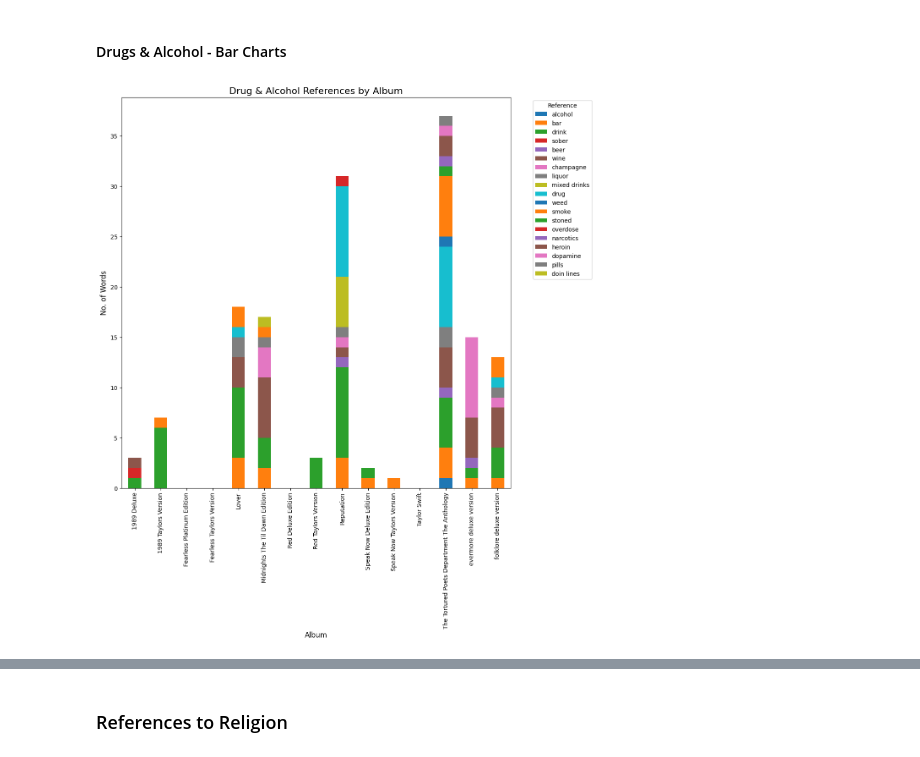
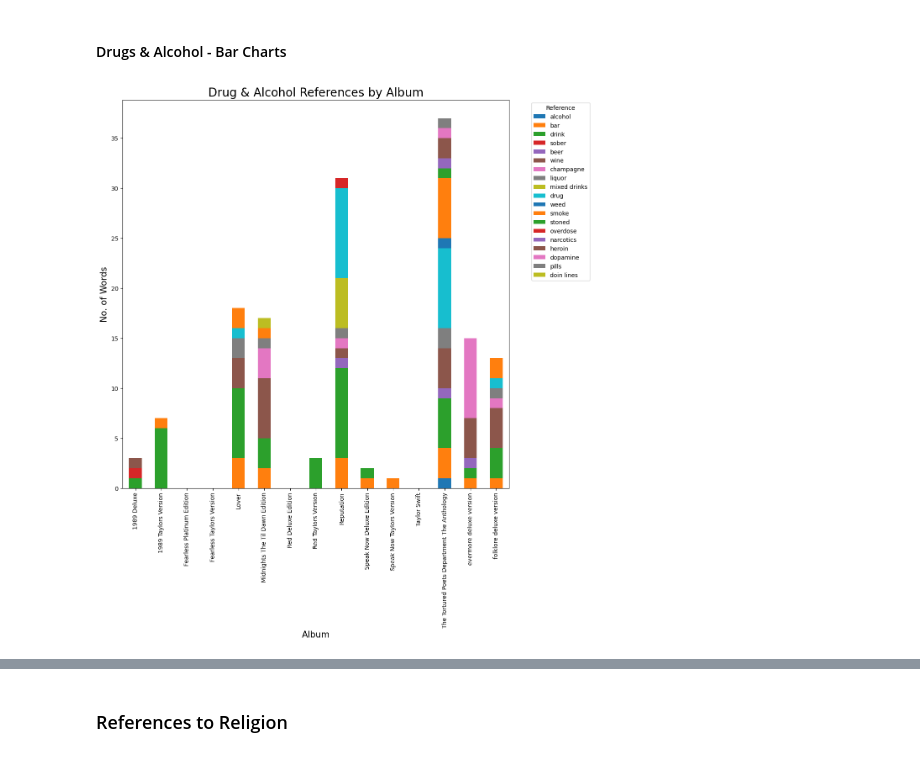
Before and after one commit to jessk816/tswift_lyrics, a Jupyter notebook: p1_lyric_analysis/word_analysis_1.ipynb, the cells around one changed output, grey strips where cells are left out. Cells and saved outputs as stored; diff of their text form; code cells hidden in the pictures.

```diff
--- a/p1_lyric_analysis/word_analysis_1.ipynb
+++ b/p1_lyric_analysis/word_analysis_1.ipynb
@@ -46,7 +44,7 @@ True
 # %% [markdown]
 # Data
 # %%
-df = pd.read_csv('C:/Users/jessi/tswift_lyrics/genius_lyrics_collection/tswift_lyrics.csv')
+df = pd.read_csv('/workspaces/tswift_lyrics/genius_lyrics_collection/tswift_lyrics.csv')
 df.head()
 # %% [output]
 |  | Album | Song Name | Lyrics |
@@ -242,17 +267,17 @@ df_swears = df[['Album', 'Song Name', 'Lyrics']].copy()
 
 # create list of swear words
 swears_list = [' hell ', ' bitch ', ' bitches ', ' bitchin ', ' asshole ', ' shit ', ' shitty ', ' shitstorm ',
-                ' damn ', ' damned ', ' goddamn ', ' fuck ', ' fuckin ', ' fucking ', ' fucked ',
+                ' damn ', ' damned ', ' goddamn ', ' pissed ', ' fuck ', ' fuckin ', ' fucking ', ' fucked ',
                 ' sexy ', ' whore ', ' slut ', ' dickhead ', ' godforsaken ']
 
 # function to count swear words by song
-def find_swear_words(word: str, pattern: str) -> int:
+def find_words(word: str, pattern: str) -> int:
     return len(re.findall(pattern, word.lower()))
 
 # loop through each string in swears_list
 # apply find_swear_words function
 for col in swears_list:
-    df_swears[col] = df_swears['Lyrics'].apply(find_swear_words, pattern=col)
+    df_swears[col] = df_swears['Lyrics'].apply(find_words, pattern=col)
 
 df_swears.tail()
 # %% [output]
@@ -357,13 +366,13 @@ drug_list = [' alcohol ', ' alcoholic ', ' bar ', ' drink ', ' drinkin ', ' drin
             ' overdose ', ' narcotics ', ' heroin ', ' dopamine ', ' pills ', ' doin lines ']
 
 # function to count drug references by song
-def find_drug_words(word: str, pattern: str) -> int:
+def find_words(word: str, pattern: str) -> int:
     return len(re.findall(pattern, word.lower()))
 
 # loop through each string in drug_list
 # apply find_drug_words function
 for col in drug_list:
-    df_drugs[col] = df_drugs['Lyrics'].apply(find_drug_words, pattern=col)
+    df_drugs[col] = df_drugs['Lyrics'].apply(find_words, pattern=col)
 
 df_drugs.head(2)
 # %% [output]
@@ -422,18 +431,14 @@ df_drug_reduced.head(2)
 # %%
 # number of drug references by album color-coded by word
 
 # define data
 plotdata = df_drug_reduced[['alcohol', 'bar', 'drink', 'sober', 'beer', 'wine', 'champagne', 'liquor', 'mixed drinks', 'drug', 'weed',
                             'smoke', 'stoned', 'overdose', 'narcotics', 'heroin', 'dopamine', 'pills', 'doin lines']]
 
-# plot stacked bar chart
-plotdata.plot(kind='bar', stacked=True, figsize=(16, 12))
-plt.legend(bbox_to_anchor=(1.05, 1), loc='upper left', ncol=1, title='Reference')
-plt.subplots_adjust(right=0.7)
-plt.title('Drug & Alcohol References by Album', fontsize=16)
-plt.xlabel('Album', fontsize=12)
-plt.ylabel('No. of Words', fontsize=12)
+# call function to create static stacked bar graph
+plot_stacked_bar_graph(plotdata, 'Reference', 'Drug & Alcohol References by Album', 'No. of Words')
 
-plt.show()
+# call function to create interactive stacked bar graph
+plot_interactive_bar_graph(df_drug_reduced, 'Reference', 'No. of Words', 'Drug & Alcohol References by ALbum')
 # %% [output]
-[figure, old version]
+[figure, new version]
```
Also changed, not shown: parts of 20 cells of this notebook, 1 other file.
